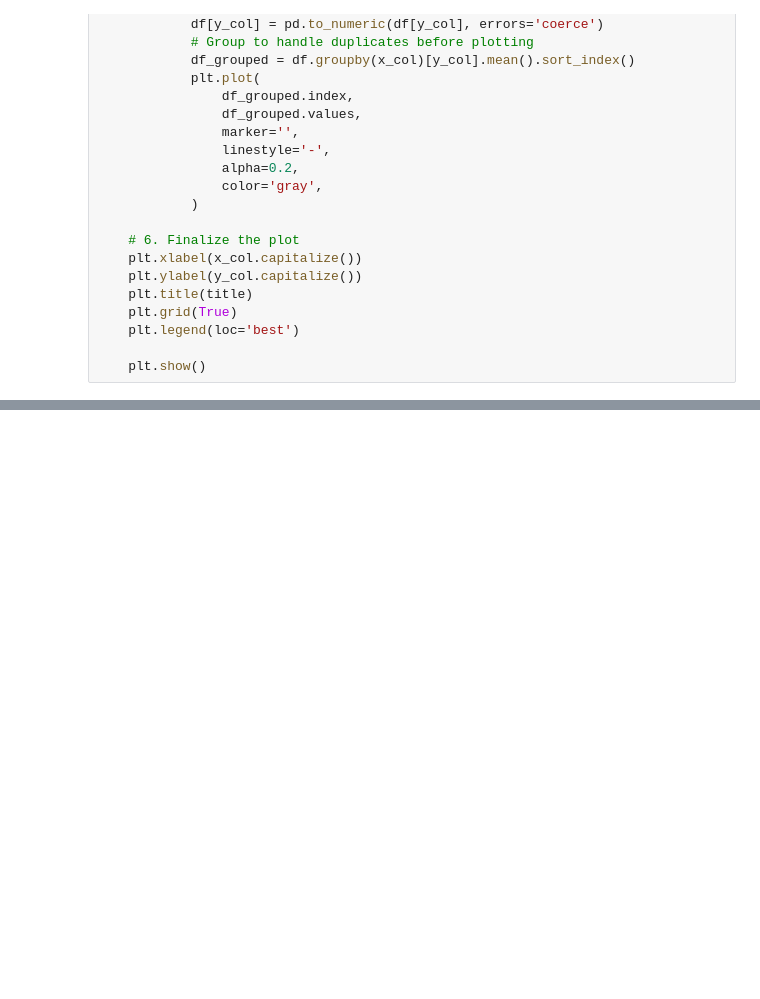
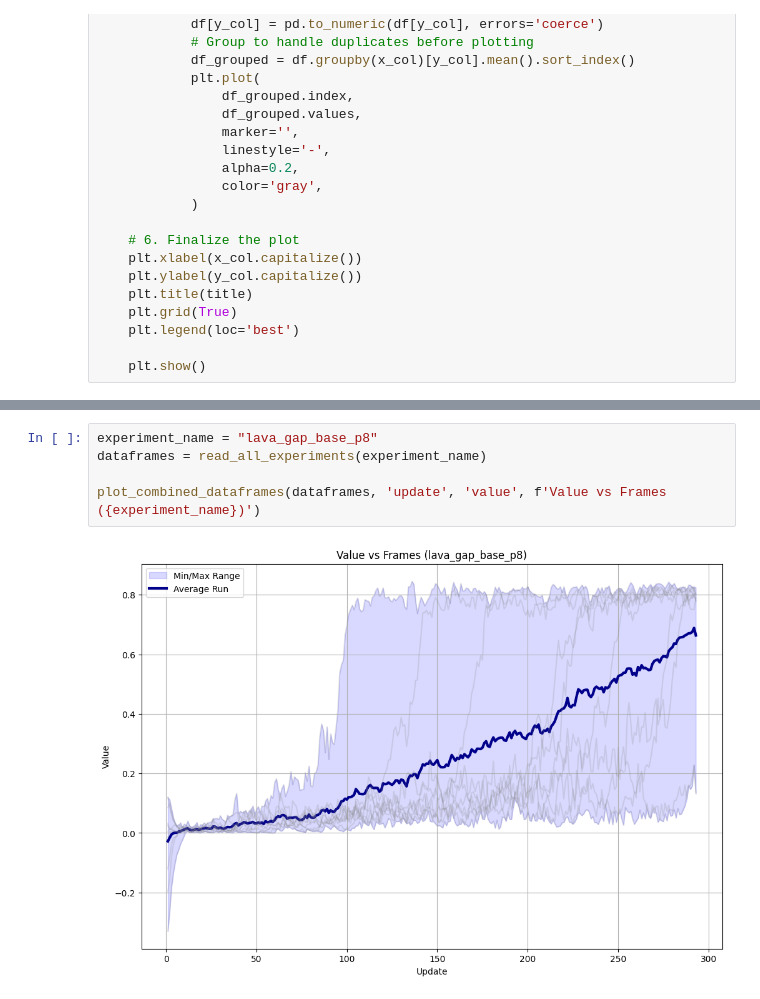
Before and after one commit to jaBrzosko/rl-starter-files, a Jupyter notebook: analysis/summary.ipynb, the cells around one changed output, grey strips where cells are left out. Saved outputs shown, nothing was run; the diff lists cells and outputs as text; blank space fills up the shorter version.

```diff
--- a/analysis/summary.ipynb
+++ b/analysis/summary.ipynb
@@ -211,3 +218,10 @@ plot_combined_dataframes(dataframes, 'frames', 'value', f'Value vs Frames ({expe
+# %%
+experiment_name = "lava_gap_base_p8"
+dataframes = read_all_experiments(experiment_name)
+
+plot_combined_dataframes(dataframes, 'update', 'value', f'Value vs Frames ({experiment_name})')
+# %% [output]
+[figure, added]
 # %%
 experiment_name = "lava_crossing_base"
 dataframes = read_all_experiments(experiment_name)
```
Also changed, not shown: parts of 8 cells of this notebook, 8 other files.
